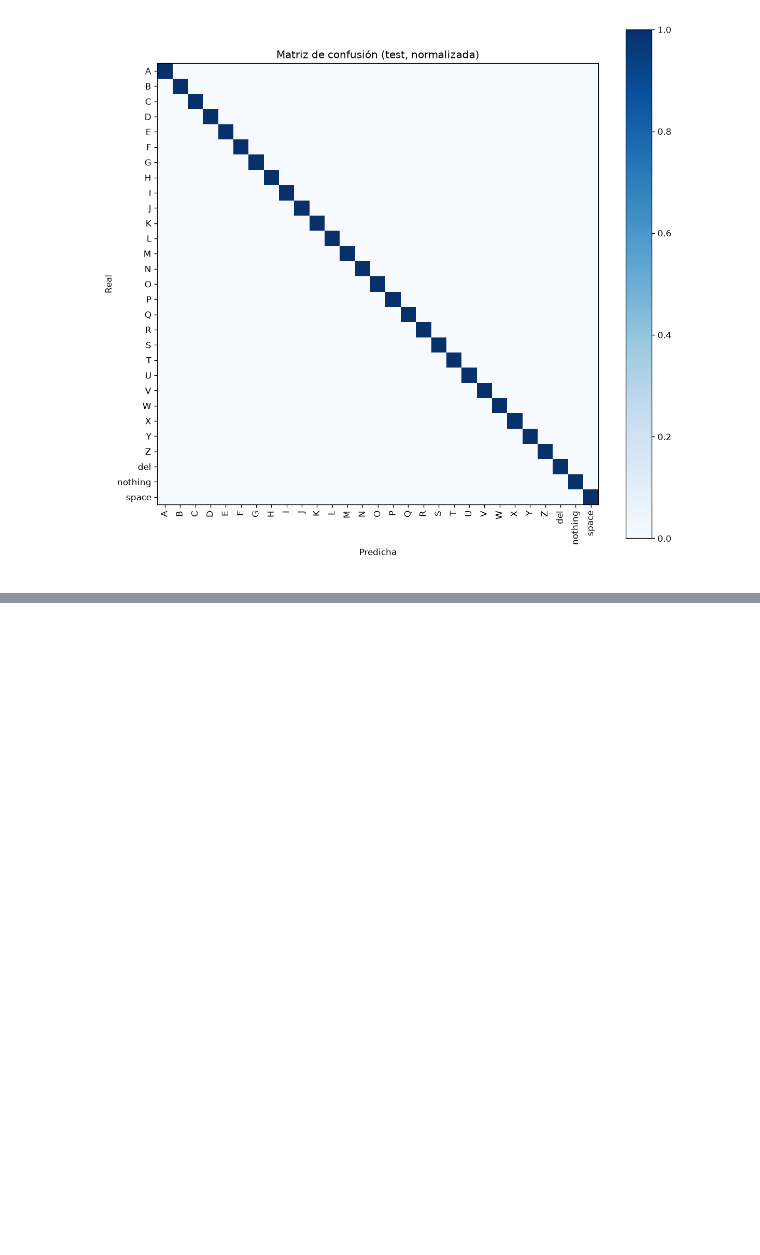
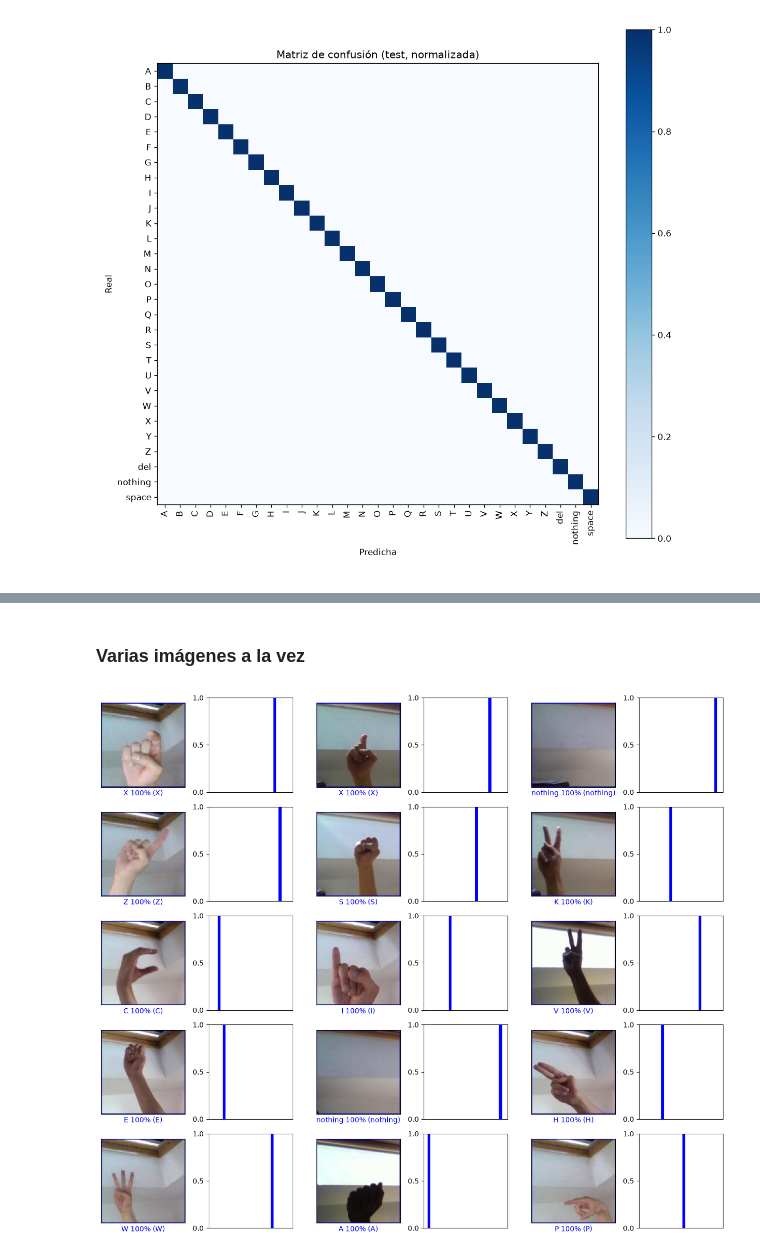
Before and after one commit to codebysofiav/asl-sign-language-recognition, a Jupyter notebook: notebooks/03_entrenamiento_baseline.ipynb, the cells around one changed output, grey strips where cells are left out. Drawn from its saved outputs; the diff is of its cells as text; code cells hidden in the pictures; blank space fills up the shorter version.

```diff
--- a/notebooks/03_entrenamiento_baseline.ipynb
+++ b/notebooks/03_entrenamiento_baseline.ipynb
@@ -66,0 +103,16 @@ Accuracy en test: 1.0000
+# %% [markdown]
+### Varias imágenes a la vez
+# %%
+import numpy as np
+
+n_rows, n_cols = 5, 3
+rng = np.random.default_rng(0)  # cambia la semilla para ver otras imágenes
+#indices = rng.choice(len(test_df), n_rows * n_cols, replace=False)
+# Alternativa, imágenes consecutivas: indices = range(100, 100 + n_rows * n_cols)
+indices = range(67, 67 + n_rows * n_cols)
+
+images, y_true = load_test_samples(test_df, RAW, class_names, img_size, indices)
+probs = model.predict(images, verbose=0)
+plot_grid(images, probs, class_names, y_true, n_cols=n_cols)
+# %% [output]
+[figure, added]
```
Also changed, not shown: parts of 14 cells of this notebook, 1 other file.
